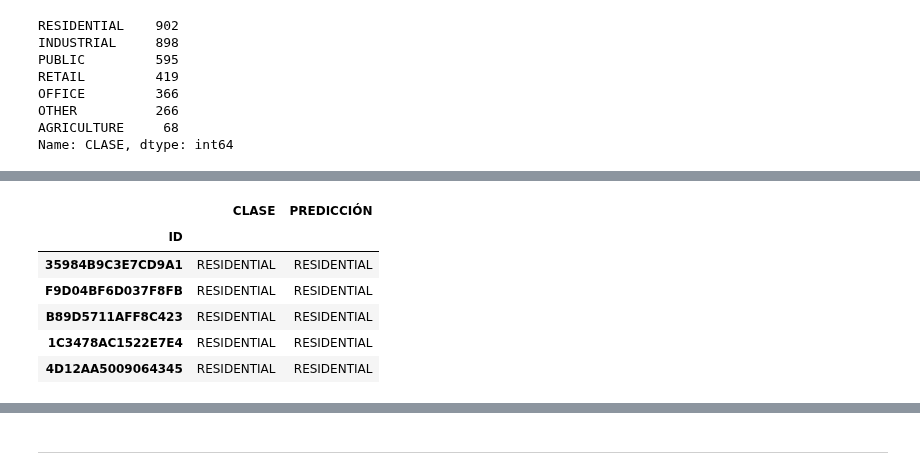
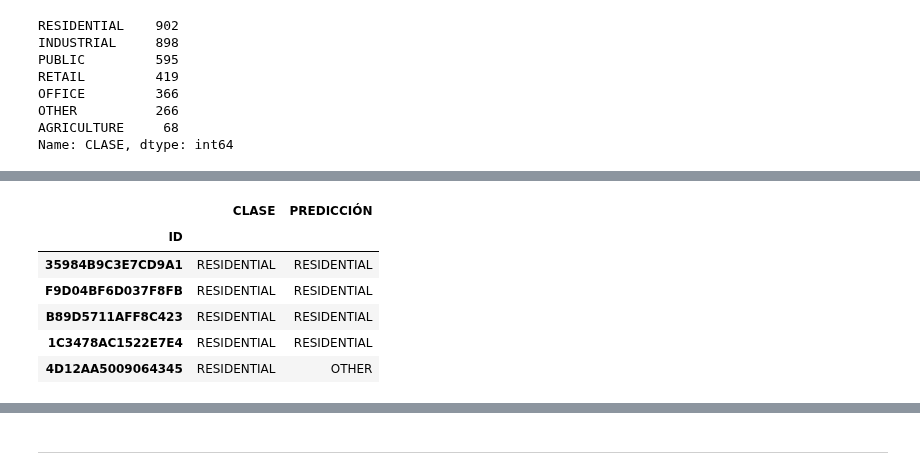
Before and after one commit to cifucg/minsait_land_classification, a Jupyter notebook: model_prediction.ipynb, the cells around one changed output, grey strips where cells are left out. Cells and saved outputs as stored; diff of their text form; code cells hidden in the pictures.

```diff
--- a/model_prediction.ipynb
+++ b/model_prediction.ipynb
@@ -130,3 +174,3 @@ def predict(df):
 # %%
-prediccion = predict(df_pruebas)
+prediccion = predict(df_minsait.copy())
 # %% [output]
@@ -164,10 +208,10 @@ Accuracy final de predecir:
 # %%
-df_prediction.head()
+prediccion.head()
 # %% [output]
 |  | CLASE | PREDICCIÓN |
 | ID |  |  |
 | 35984B9C3E7CD9A1 | RESIDENTIAL | RESIDENTIAL |
 | F9D04BF6D037F8FB | RESIDENTIAL | RESIDENTIAL |
 | B89D5711AFF8C423 | RESIDENTIAL | RESIDENTIAL |
 | 1C3478AC1522E7E4 | RESIDENTIAL | RESIDENTIAL |
-| 4D12AA5009064345 | RESIDENTIAL | RESIDENTIAL |
+| 4D12AA5009064345 | RESIDENTIAL | OTHER |
```
Also changed, not shown: parts of 13 cells of this notebook, 8 other files.
